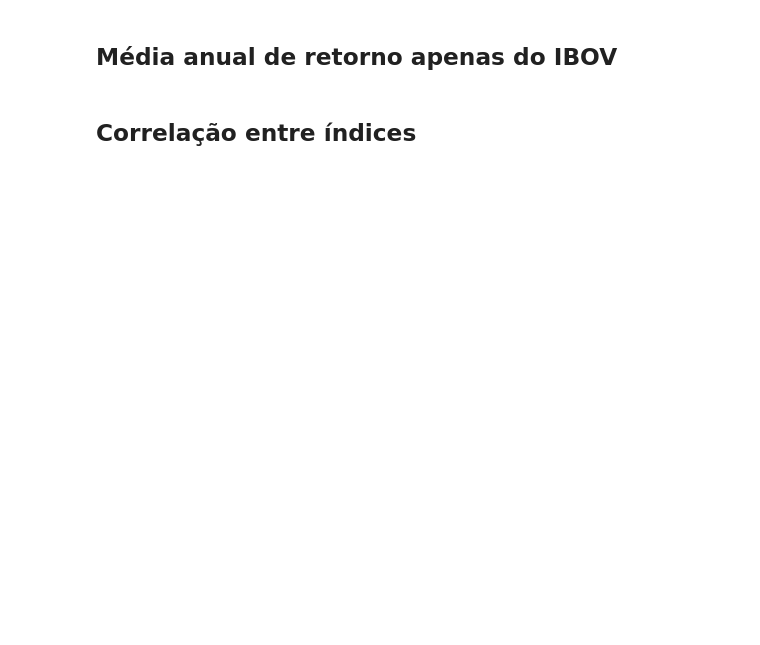
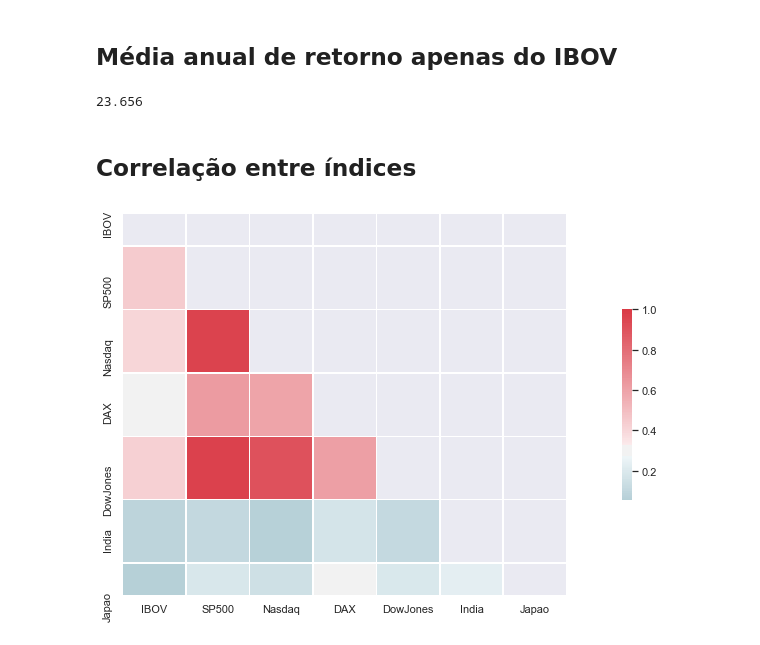
Before and after one commit to albertoivo/nossasrotas-finance, a Jupyter notebook: indices_mundiais.ipynb, the cells around one changed output. Saved outputs shown, nothing was run; the diff lists cells and outputs as text; code cells hidden in the pictures; blank space fills up the shorter version.

```diff
--- a/indices_mundiais.ipynb
+++ b/indices_mundiais.ipynb
@@ -69,8 +82,10 @@ round(annual_ind_returns * 100, 3)
 # %%
 ibov_adj_close = all_index_adj_close_df.get('IBOV')
 ibov_return = (ibov_adj_close / ibov_adj_close.shift(1)) - 1
-annual_ibov_return = ibov_return.mean() * 246
+annual_ibov_return = ibov_return.mean() * 250
 round(annual_ibov_return * 100, 3)
+# %% [output]
+23.656
 # %% [markdown]
 ## Correlação entre índices
 # %%
@@ -82,12 +97,14 @@ corr_index = log_returns.corr()
 # %%
 sns.set()
 
 f, ax = plt.subplots(figsize=(20, 7))
 cmap = sns.diverging_palette(220, 10, as_cmap=True)
 mask = np.zeros_like(corr_index, dtype=np.bool)
 mask[np.triu_indices_from(mask)] = True
 
-sns.heatmap(corr_index, mask=mask, cmap=cmap, vmax=1, center=0.5,
+sns.heatmap(corr_index, mask=mask, cmap=cmap, vmax=1, center=0.3,
             square=True, linewidths=.5, cbar_kws={"shrink": .5});
+# %% [output]
+[figure, added]
 # %%
 corr_index
```
Also changed, not shown: parts of 3 cells of this notebook, 4 other files.
